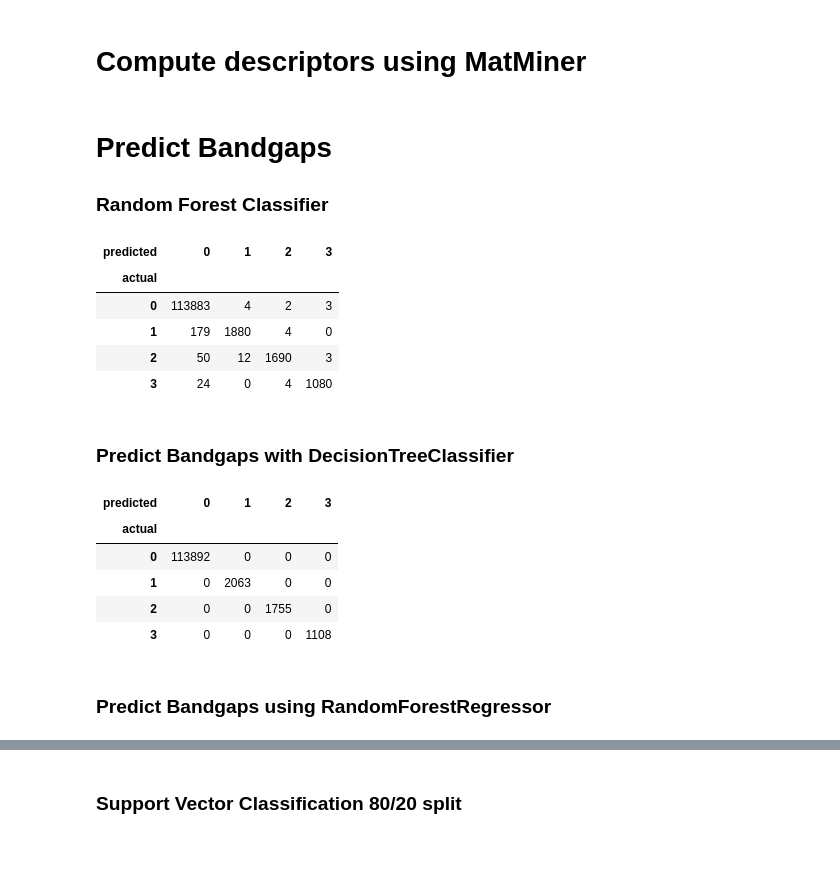
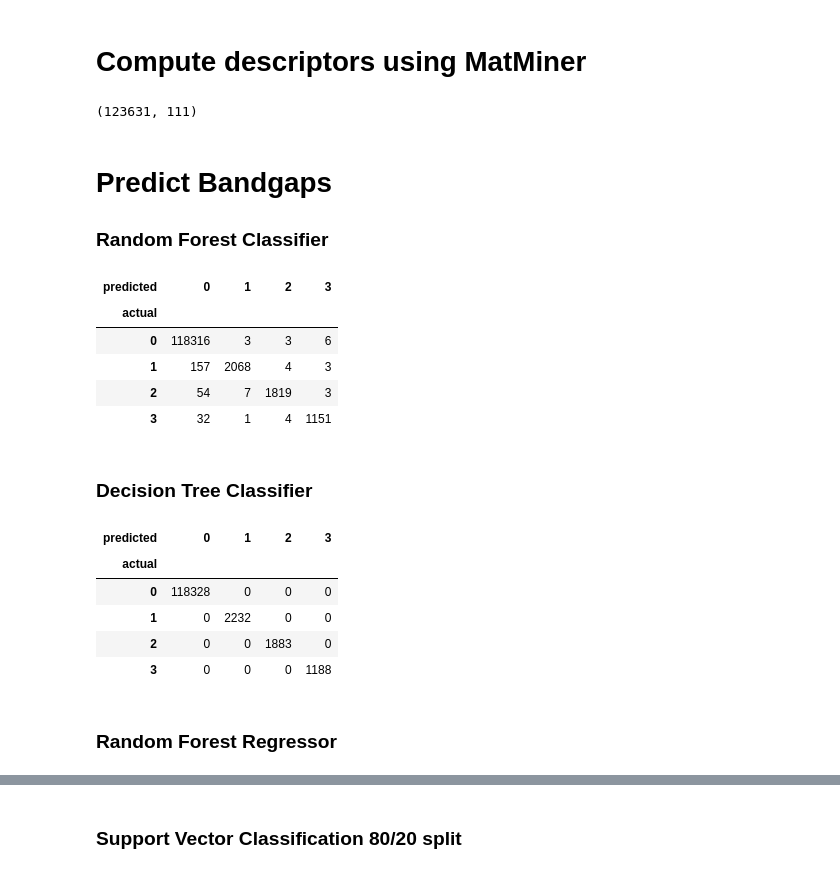
Before and after one commit to aaggarw99/WardElementFracBenchmark, a Jupyter notebook: WardElementFrac.ipynb, the cells around one changed output, grey strips where cells are left out. Saved outputs shown, nothing was run; the diff lists cells and outputs as text; code cells hidden in the pictures.

```diff
--- a/WardElementFrac.ipynb
+++ b/WardElementFrac.ipynb
@@ -26,6 +38,7 @@ training_set.shape
 min_value = min(np.array(training_set['energy_pa'], dtype=float))
 #Replace outlier values
 training_set = training_set.replace(str(min_value), np.nan)
+training_set.dropna(inplace=True)
 # %%
 training_set['is_groundstate'] = False
 training_set.shape
@@ -37,7 +50,12 @@ Sort by energy_pa : for repeated compounds, only keep lowest energy state
 # %%
 %%time
 for gid, group in training_set.groupby('comp'):
-    group = group.sort_values('energy_pa', ascending=True)
+    if group.shape[0] > 1:
+        group = group.sort_values('energy_pa', ascending=True)
     training_set.loc[group.iloc[0].name, 'is_groundstate'] = True
-training_set.shape
+
+    #training_set.iloc[group.energy_pa.idxmin(axis=1)]['is_groundstate']= True
+    #print("break")
+    #print(training_set.iloc[group.energy_pa.idxmin(axis=1)])
+    #training_set.iloc[group.energy_pa.idxmin(axis=1)]['is_groundstate'] = True
 # %% [output]
@@ -60,6 +75,7 @@ def calc_attributes(training_set):
     training_set_updated = ElementFractionAttribute().featurize_all(training_set, col_id="comp")
     return training_set_updated
 training_set_bg = calc_attributes(training_set)
-training_set_bg.replace(np.inf, np.nan, inplace=True)
-training_set_bg.dropna(inplace=True)
+training_set_bg.shape
+# %% [output]
+(123631, 111)
 # %%
@@ -82,21 +99,18 @@ cols_to_drop = ['comp', 'energy_pa', 'volume_pa', 'magmom_pa', 'bandgap', 'delta
 # Predict Bandgaps
 ### Random Forest Classifier
 # %%
-from pymatgen import Element
-from sklearn.ensemble import RandomForestClassifier
-
-model1 = RandomForestClassifier(n_estimators=10, criterion="gini", min_samples_split=2)
-model1.fit(training_set_bg.drop(cols_to_drop, axis=1), bg_range)
-prediction = model1.predict(training_set_bg.drop(cols_to_drop, axis=1))
+rfc = RandomForestClassifier(n_estimators=10, criterion="gini", min_samples_split=2)
+rfc.fit(training_set_bg.drop(cols_to_drop, axis=1), bg_range)
+rfc_prediction = rfc.predict(training_set_bg.drop(cols_to_drop, axis=1))
 # %%
-pd.crosstab(bg_range, prediction, rownames=['actual'], colnames=['predicted'])
+pd.crosstab(bg_range, rfc_prediction, rownames=['actual'], colnames=['predicted'])
 # %% [output]
 | predicted | 0 | 1 | 2 | 3 |
 | actual |  |  |  |  |
-| 0 | 113883 | 4 | 2 | 3 |
-| 1 | 179 | 1880 | 4 | 0 |
-| 2 | 50 | 12 | 1690 | 3 |
-| 3 | 24 | 0 | 4 | 1080 |
+| 0 | 118316 | 3 | 3 | 6 |
+| 1 | 157 | 2068 | 4 | 3 |
+| 2 | 54 | 7 | 1819 | 3 |
+| 3 | 32 | 1 | 4 | 1151 |
-# %% [markdown]
-### Predict Bandgaps with DecisionTreeClassifier
+# %% [markdown]
+### Decision Tree Classifier
 # %%
@@ -108,12 +120,12 @@ prediction = model2.predict(training_set_bg.drop(cols_to_drop, axis=1))
 # %%
-pd.crosstab(bg_range, prediction, rownames=['actual'], colnames=['predicted'])
+pd.crosstab(bg_range, dtc_prediction, rownames=['actual'], colnames=['predicted'])
 # %% [output]
 | predicted | 0 | 1 | 2 | 3 |
 | actual |  |  |  |  |
-| 0 | 113892 | 0 | 0 | 0 |
-| 1 | 0 | 2063 | 0 | 0 |
-| 2 | 0 | 0 | 1755 | 0 |
-| 3 | 0 | 0 | 0 | 1108 |
+| 0 | 118328 | 0 | 0 | 0 |
+| 1 | 0 | 2232 | 0 | 0 |
+| 2 | 0 | 0 | 1883 | 0 |
+| 3 | 0 | 0 | 0 | 1188 |
-# %% [markdown]
-### Predict Bandgaps using RandomForestRegressor
+# %% [markdown]
+### Random Forest Regressor
 # %%
```
Also changed, not shown: parts of 69 cells of this notebook.
